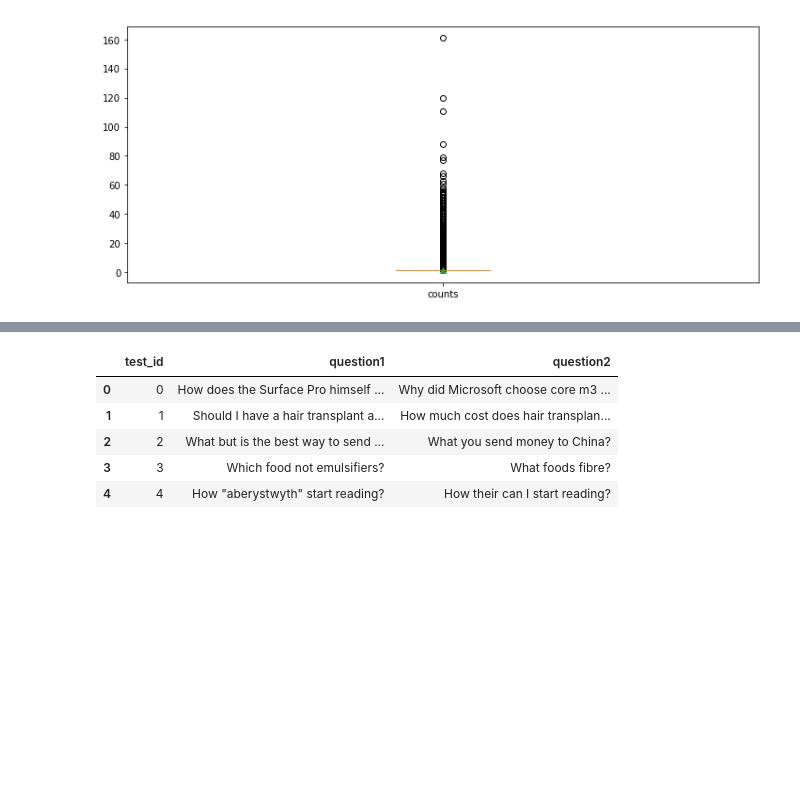
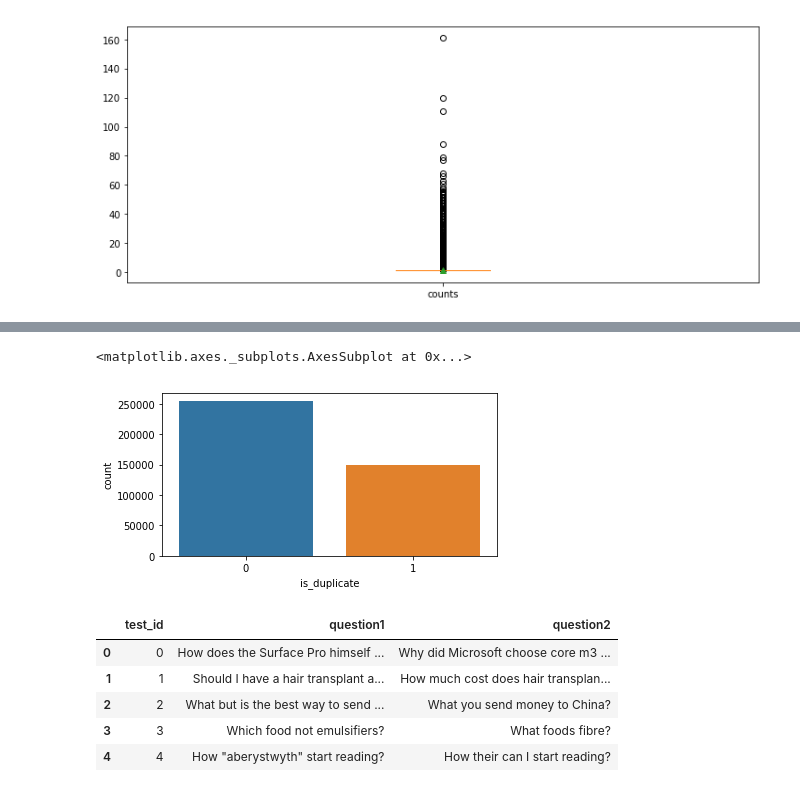
Before and after one commit to modulabs/DeepNLP, a Jupyter notebook: 7.NLPBOOK/5.TEXT_SIM/5.2.ipynb, the cells around one changed output, grey strips where cells are left out. Saved outputs shown, nothing was run; the diff lists cells and outputs as text; code cells hidden in the pictures; blank space fills up the shorter version.

```diff
--- a/7.NLPBOOK/5.TEXT_SIM/5.2.ipynb
+++ b/7.NLPBOOK/5.TEXT_SIM/5.2.ipynb
@@ -134 +134,12 @@ plt.axis('off')
+# %%
+import seaborn as sns
+import matplotlib.pyplot as plt
+
+sentiment = trainDf['is_duplicate'].value_counts()
+fig, axe = plt.subplots(ncols=1)
+fig.set_size_inches(6, 3)
+sns.countplot(trainDf['is_duplicate'])
+# %% [output]
+<matplotlib.axes._subplots.AxesSubplot at 0x...>
+[figure, added]
 # %%
```
Also changed, not shown: parts of 13 cells of this notebook.
